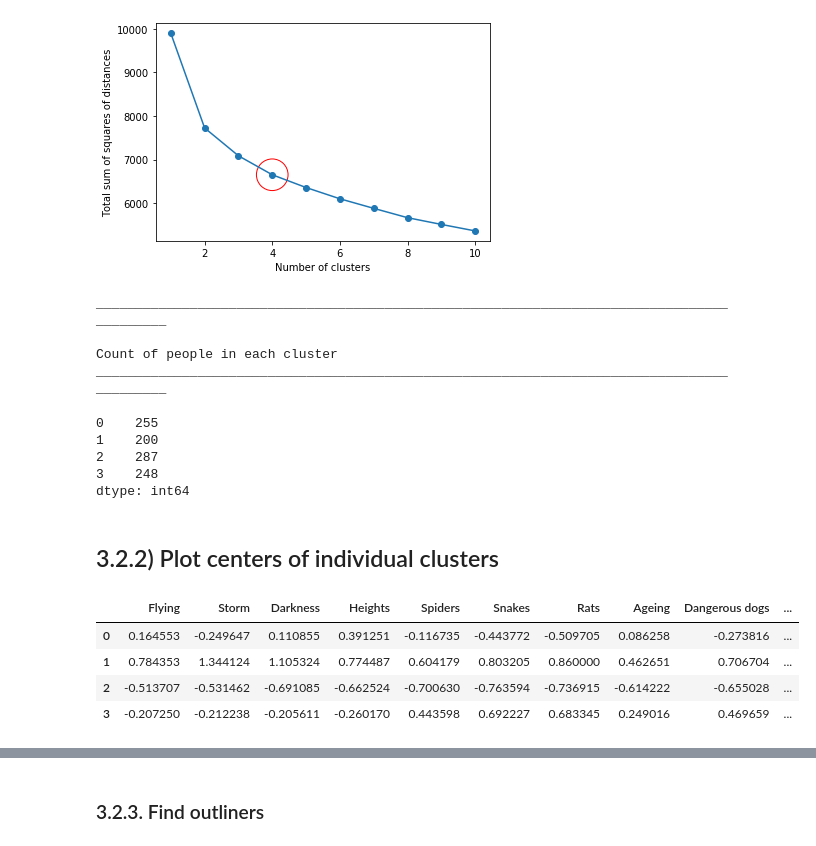
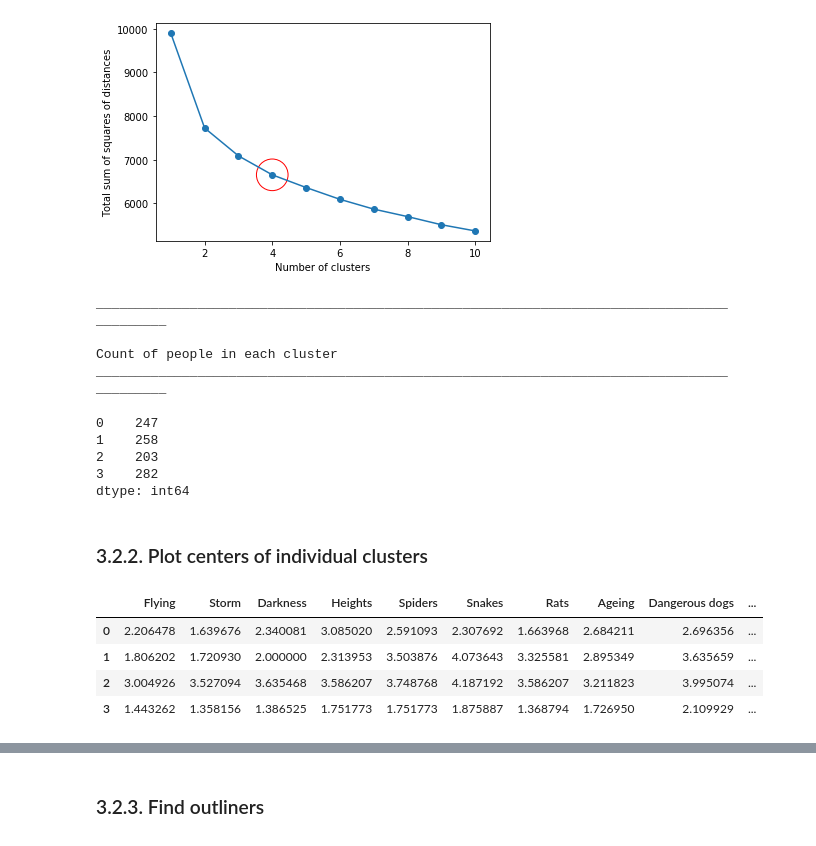
Before and after one commit to KrystianPlackowski/Young-People-Survey, a Jupyter notebook: main.ipynb, the cells around one changed output, grey strips where cells are left out. Cells and saved outputs as stored; diff of their text form; code cells hidden in the pictures.

```diff
--- a/main.ipynb
+++ b/main.ipynb
@@ -252,7 +252,9 @@ df_select = phobias.copy(deep=True).dropna()
 
 # Perform scaling on the dataframe containing the features
 
-data = scale(df_select)
+#data = scale(df_select)
+scaler_x = StandardScaler()
+data = scaler_x.fit_transform(df_select)
 
 
 sse = {}
@@ -287,22 +289,22 @@ ________________________________________________________________________________
 
 Count of people in each cluster
 __________________________________________________________________________________________
-0    255
-1    200
-2    287
-3    248
+0    247
+1    258
+2    203
+3    282
 dtype: int64
 # %% [markdown]
-## 3.2.2) Plot centers of individual clusters
+### 3.2.2. Plot centers of individual clusters
 # %%
-P = pd_centers(featuresUsed=phobias.columns.to_list(), centers=model.cluster_centers_)
+P = pd_centers(featuresUsed=phobias.columns.to_list(), centers=scaler_x.inverse_transform(model.cluster_centers_))
 P
 # %% [output]
 |  | Flying | Storm | Darkness | Heights | Spiders | Snakes | Rats | Ageing | Dangerous dogs | ... |
-| 0 | 0.164553 | -0.249647 | 0.110855 | 0.391251 | -0.116735 | -0.443772 | -0.509705 | 0.086258 | -0.273816 | ... |
-| 1 | 0.784353 | 1.344124 | 1.105324 | 0.774487 | 0.604179 | 0.803205 | 0.860000 | 0.462651 | 0.706704 | ... |
-| 2 | -0.513707 | -0.531462 | -0.691085 | -0.662524 | -0.700630 | -0.763594 | -0.736915 | -0.614222 | -0.655028 | ... |
-| 3 | -0.207250 | -0.212238 | -0.205611 | -0.260170 | 0.443598 | 0.692227 | 0.683345 | 0.249016 | 0.469659 | ... |
+| 0 | 2.206478 | 1.639676 | 2.340081 | 3.085020 | 2.591093 | 2.307692 | 1.663968 | 2.684211 | 2.696356 | ... |
+| 1 | 1.806202 | 1.720930 | 2.000000 | 2.313953 | 3.503876 | 4.073643 | 3.325581 | 2.895349 | 3.635659 | ... |
+| 2 | 3.004926 | 3.527094 | 3.635468 | 3.586207 | 3.748768 | 4.187192 | 3.586207 | 3.211823 | 3.995074 | ... |
+| 3 | 1.443262 | 1.358156 | 1.386525 | 1.751773 | 1.751773 | 1.875887 | 1.368794 | 1.726950 | 2.109929 | ... |
 # %%
 parallel_plot(P)
 # %% [output]
```
Also changed, not shown: parts of 6 cells of this notebook.
